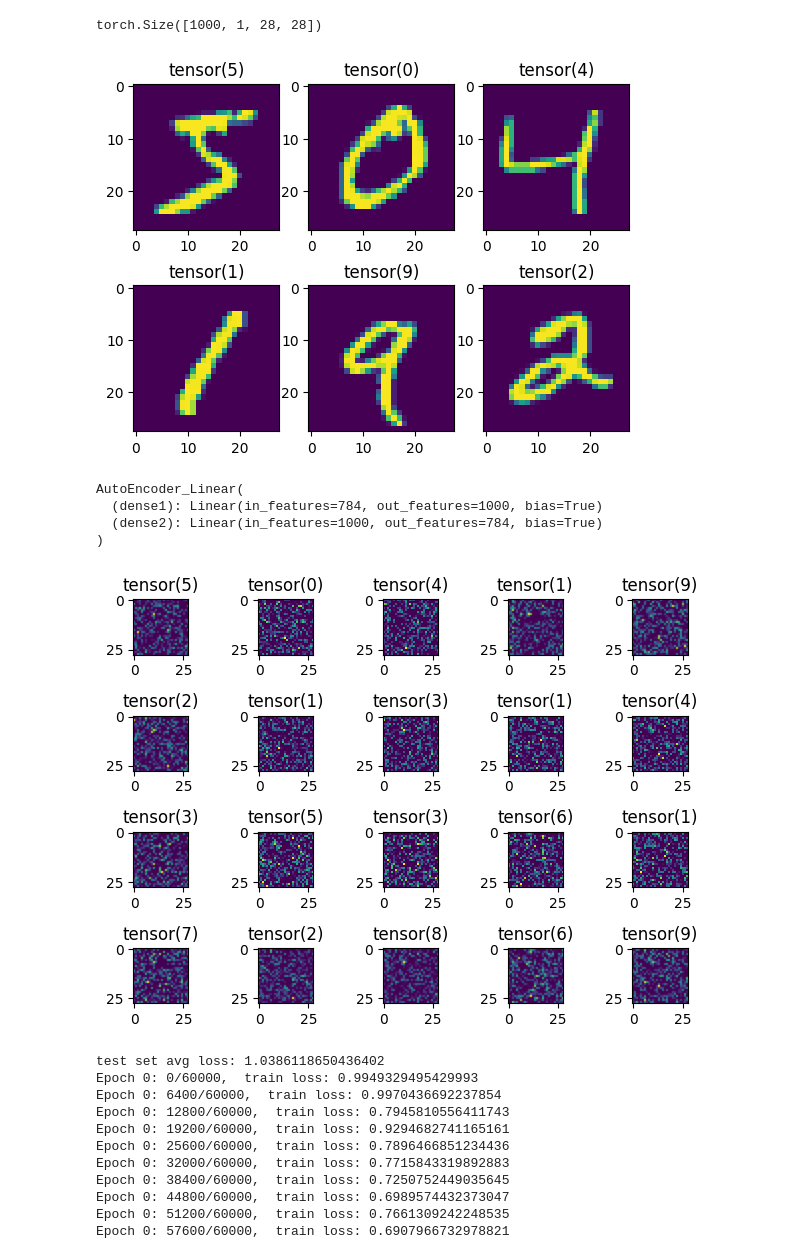
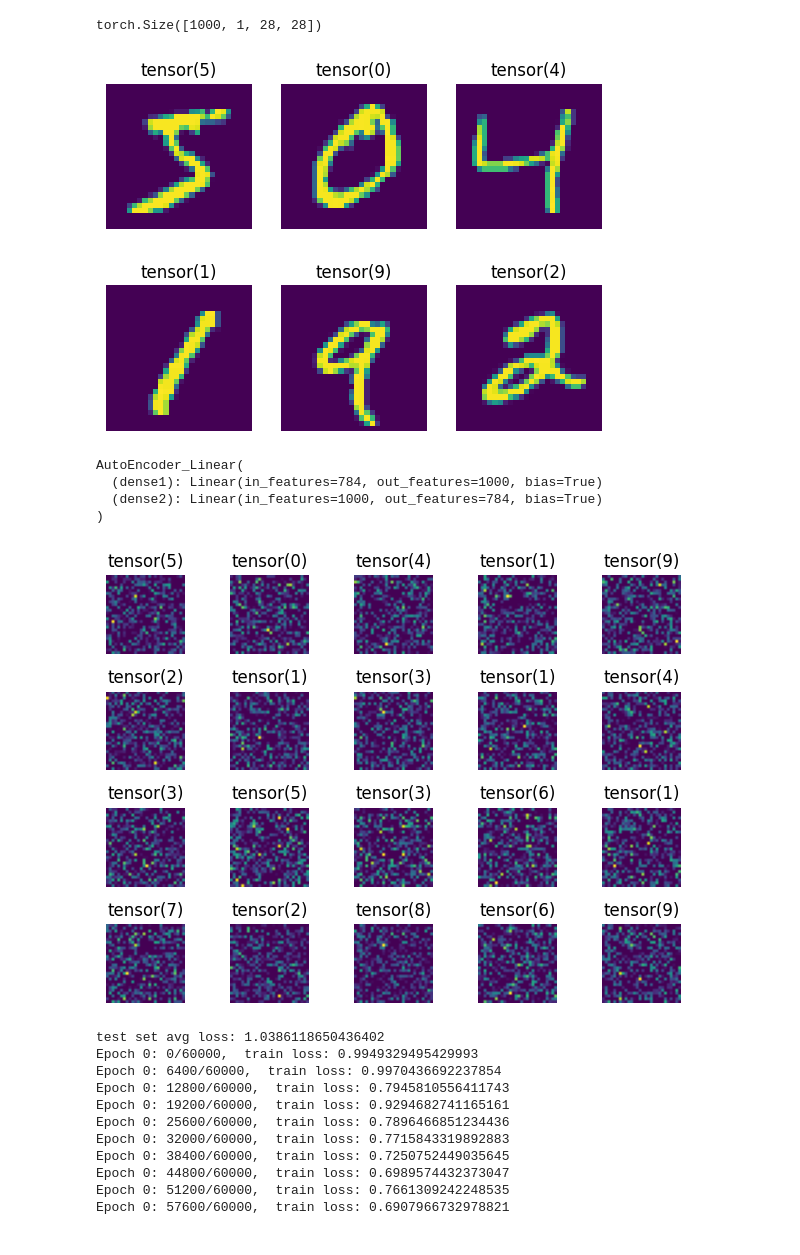
Before and after one commit to jkderrick028/ai4fun, a Jupyter notebook: 4_AE_linear.ipynb, the cells around one changed output. Drawn from its saved outputs; the diff is of its cells as text; code cells hidden in the pictures.

```diff
--- a/4_AE_linear.ipynb
+++ b/4_AE_linear.ipynb
@@ -80,12 +80,13 @@ torch.Size([1000, 1, 28, 28])
 # %%
 fig = plt.figure()
 
 for i in np.arange(6):
     plt.subplot(2, 3, i+1)
     plt.imshow(train_feature[i].squeeze())
     plt.title(train_label[i])
+    plt.axis('off')
 # %% [output]
-[figure, old version]
+[figure, new version]
 # %%
 import torch.nn.functional as F
 # %%
@@ -123,9 +124,10 @@ for i in np.arange(20):
     plt.subplot(4, 5, i+1)
     plt.imshow(output[i].detach().cpu().numpy())
     plt.title(train_label[i])
+    plt.axis('off')
 plt.tight_layout()
 # %% [output]
-[figure, old version]
+[figure, new version]
 # %%
 train_losses = []
 test_losses = []
```
Also changed, not shown: parts of 1 cell of this notebook.
